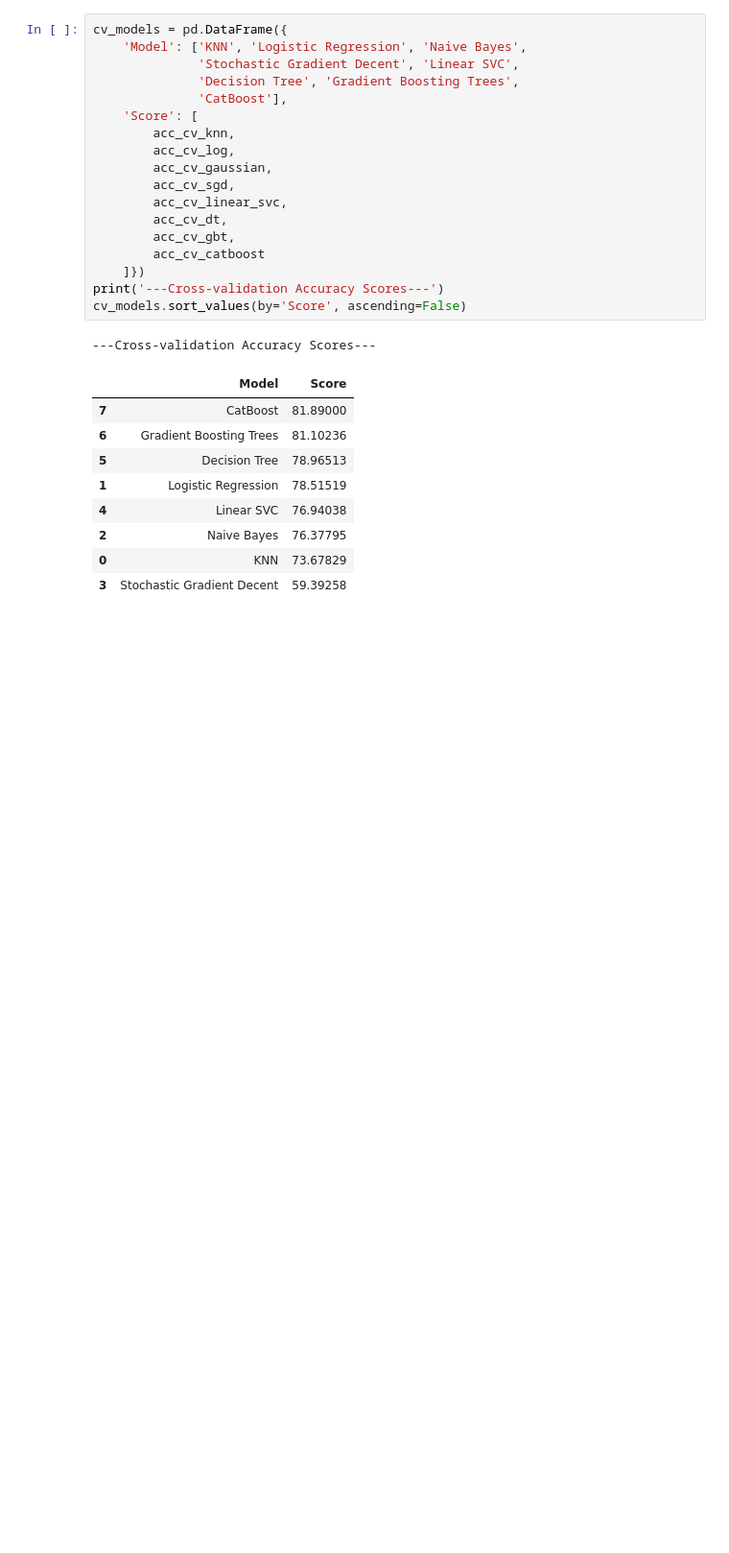
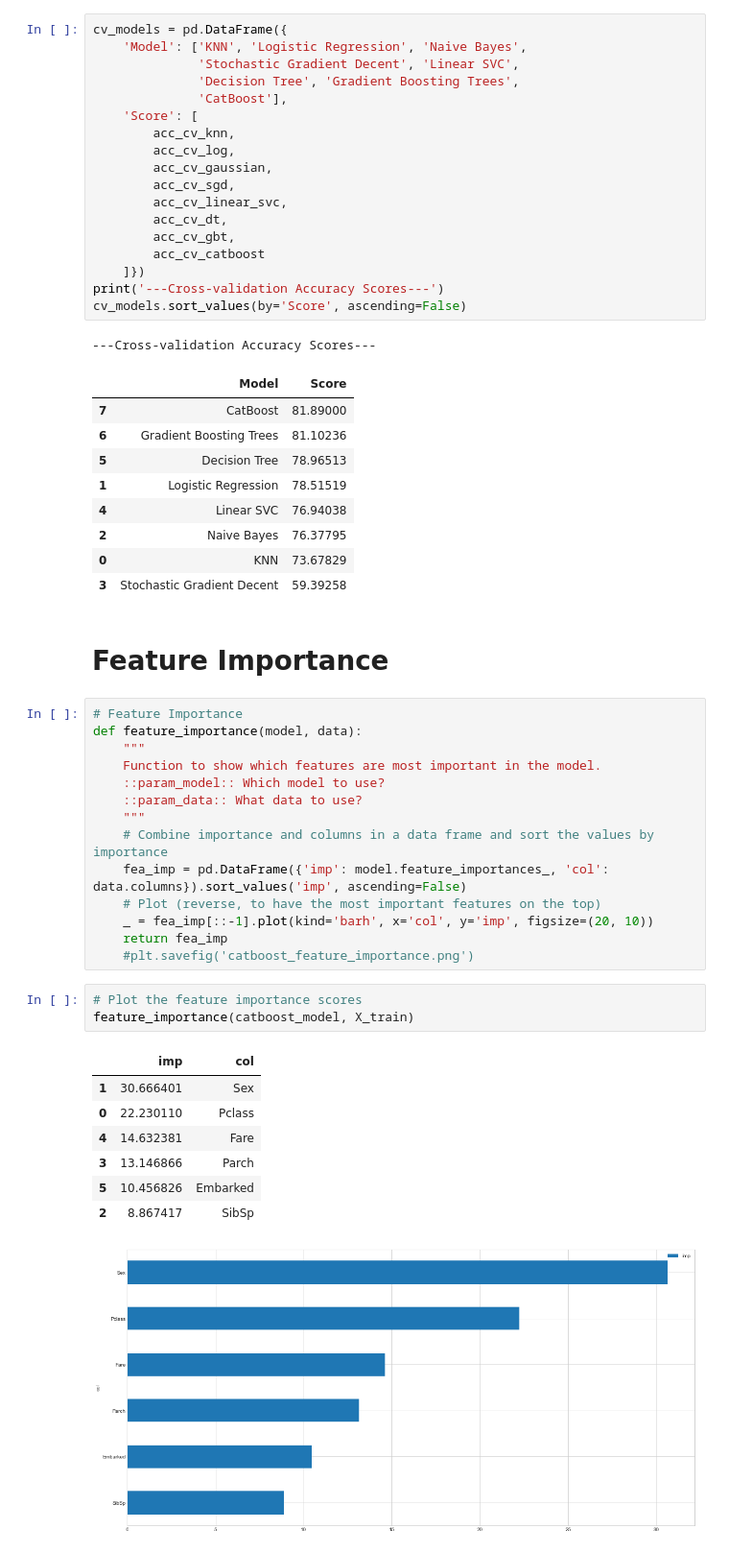
Before and after one commit to iliabadeev/kaggle-titanic-solution, a Jupyter notebook: solution.ipynb, the cells around one changed output. Shown at 96% size. Saved outputs shown, nothing was run; the diff lists cells and outputs as text; blank space fills up the shorter version.

```diff
--- a/solution.ipynb
+++ b/solution.ipynb
@@ -959,3 +959,31 @@ cv_models.sort_values(by='Score', ascending=False)
 | 2 | Naive Bayes | 76.37795 |
 | 0 | KNN | 73.67829 |
 | 3 | Stochastic Gradient Decent | 59.39258 |
+# %% [markdown]
+# Feature Importance
+# %%
+# Feature Importance
+def feature_importance(model, data):
+    """
+    Function to show which features are most important in the model.
+    ::param_model:: Which model to use?
+    ::param_data:: What data to use?
+    """
+    # Combine importance and columns in a data frame and sort the values by importance
+    fea_imp = pd.DataFrame({'imp': model.feature_importances_, 'col': data.columns}).sort_values('imp', ascending=False)
+    # Plot (reverse, to have the most important features on the top)
+    _ = fea_imp[::-1].plot(kind='barh', x='col', y='imp', figsize=(20, 10))
+    return fea_imp
+    #plt.savefig('catboost_feature_importance.png')
+# %%
+# Plot the feature importance scores
+feature_importance(catboost_model, X_train)
+# %% [output]
+|  | imp | col |
+| 1 | 30.666401 | Sex |
+| 0 | 22.230110 | Pclass |
+| 4 | 14.632381 | Fare |
+| 3 | 13.146866 | Parch |
+| 5 | 10.456826 | Embarked |
+| 2 | 8.867417 | SibSp |
+[figure, added]
```
Also changed, not shown: parts of 7 cells of this notebook, 4 other files.
